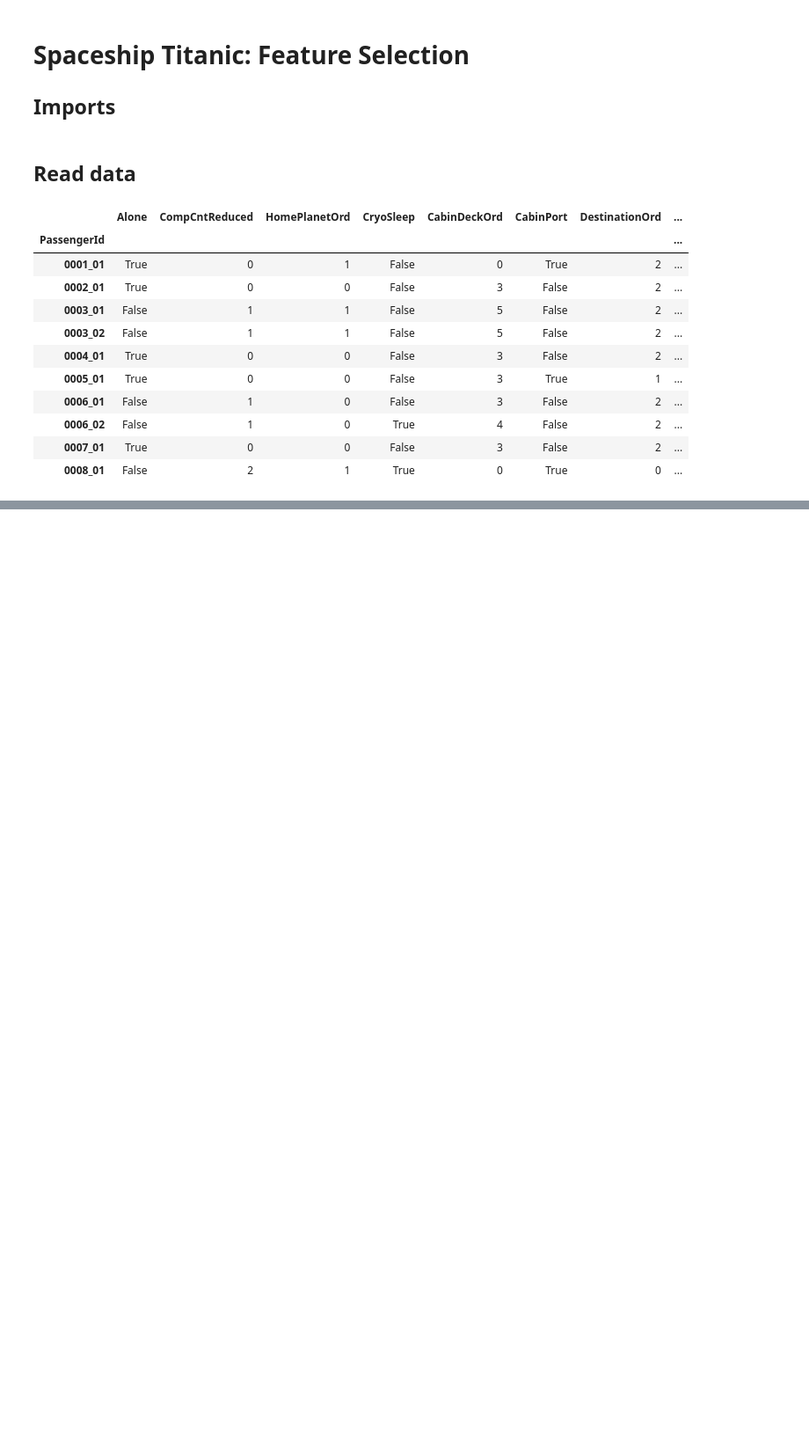
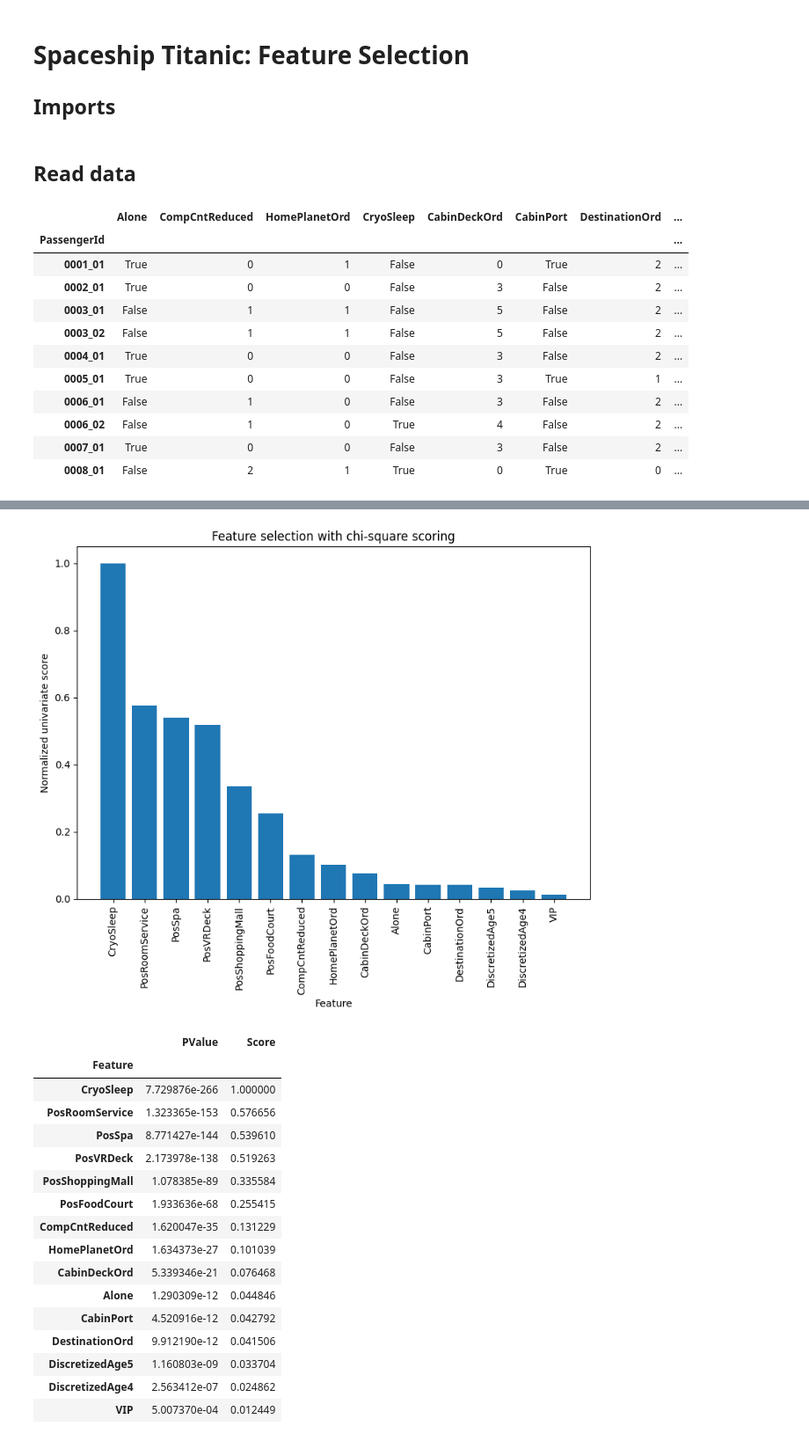
Before and after one commit to mwoitek/spaceship-titanic, a Jupyter notebook: notebooks/feature_selection.ipynb, the cells around one changed output, grey strips where cells are left out. Shown: that part at 88% size. Saved outputs shown, nothing was run; the diff lists cells and outputs as text; code cells hidden in the pictures; blank space fills up the shorter version.

```diff
--- a/notebooks/feature_selection.ipynb
+++ b/notebooks/feature_selection.ipynb
@@ -65,0 +128,33 @@ assert df_train.isna().sum().eq(0).all()
+# %%
+# Same thing, but order by score
+scores_df = scores_df.sort_values(by="Score", ascending=False)
+
+fig = plt.figure(figsize=(8.0, 7.0), layout="tight")
+ax = fig.add_subplot()
+ax.bar(scores_df.index, scores_df["Score"])
+ax.tick_params(axis="x", labelrotation=90.0)
+ax.set_xlabel("Feature")
+ax.set_ylabel("Normalized univariate score")
+ax.set_title("Feature selection with chi-square scoring")
+plt.show()
+
+display(scores_df)
+# %% [output]
+[figure, added]
+|  | PValue | Score |
+| Feature |  |  |
+| CryoSleep | 7.729876e-266 | 1.000000 |
+| PosRoomService | 1.323365e-153 | 0.576656 |
+| PosSpa | 8.771427e-144 | 0.539610 |
+| PosVRDeck | 2.173978e-138 | 0.519263 |
+| PosShoppingMall | 1.078385e-89 | 0.335584 |
+| PosFoodCourt | 1.933636e-68 | 0.255415 |
+| CompCntReduced | 1.620047e-35 | 0.131229 |
+| HomePlanetOrd | 1.634373e-27 | 0.101039 |
+| CabinDeckOrd | 5.339346e-21 | 0.076468 |
+| Alone | 1.290309e-12 | 0.044846 |
+| CabinPort | 4.520916e-12 | 0.042792 |
+| DestinationOrd | 9.912190e-12 | 0.041506 |
+| DiscretizedAge5 | 1.160803e-09 | 0.033704 |
+| DiscretizedAge4 | 2.563412e-07 | 0.024862 |
+| VIP | 5.007370e-04 | 0.012449 |
```
Also changed, not shown: parts of 8 cells of this notebook, 1 other file.
